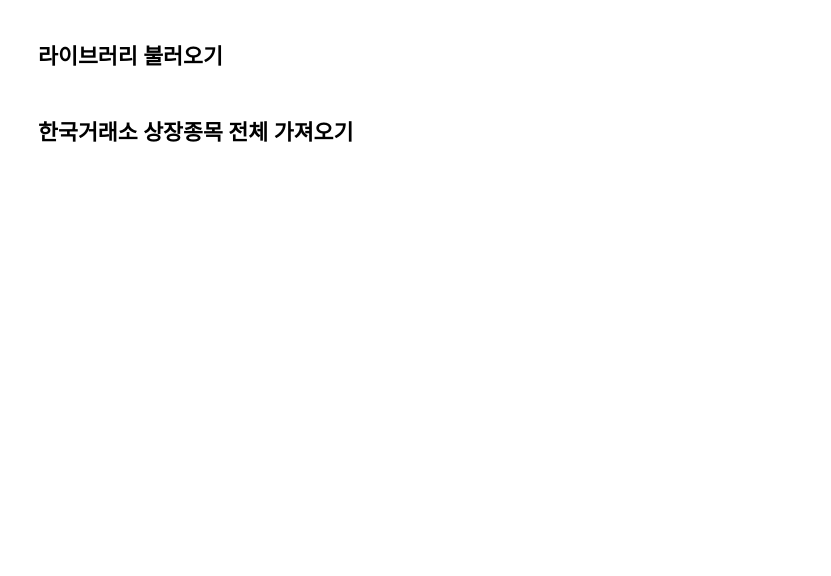
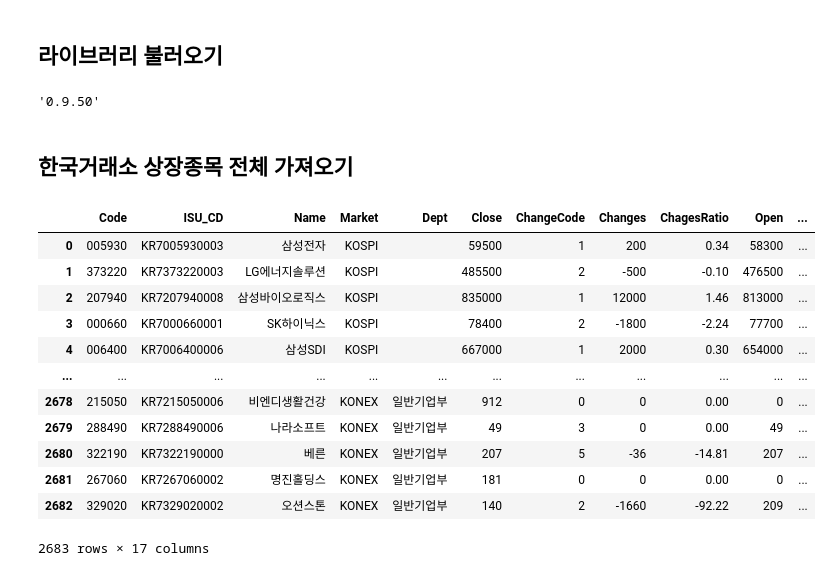
Before and after one commit to WhiteHum/FinanceData_learning, a Jupyter notebook: 2_1_FinanceDataReader를_통한_상장종목_전체_불러오기_input.ipynb, the cells around one changed output. Drawn from its saved outputs; the diff is of its cells as text; code cells hidden in the pictures; blank space fills up the shorter version.

```diff
--- a/2_1_FinanceDataReader를_통한_상장종목_전체_불러오기_input.ipynb
+++ b/2_1_FinanceDataReader를_통한_상장종목_전체_불러오기_input.ipynb
@@ -44,13 +45,33 @@ Successfully installed finance-datareader-0.9.50 requests-file-1.5.1
 # %%
 # FinanceDataReader 를 fdr 별칭으로 불러옵니다.
 # 라이브러리의 version을 확인하고 싶을 때는 .__version__ 으로 확인합니다.
+import FinanceDataReader as fdr
+fdr.__version__
+# %% [output]
+'0.9.50'
 # %% [markdown]
 ## 한국거래소 상장종목 전체 가져오기
 # %%
 # 도움말을 보고자 할때는 ? 를 사용하고 소스코드를 볼 때는 ??를 사용합니다.
 # 주피터 노트북에서는 함수나 메소드의 괄호 안에서 shift + tab 키를 누르면 도움말을 볼 수 있습니다.
 
 # fdr.StockListing??
+
+fdr.StockListing("KRX")
+# %% [output]
+|  | Code | ISU_CD | Name | Market | Dept | Close | ChangeCode | Changes | ChagesRatio | Open | ... |
+| 0 | 005930 | KR7005930003 | 삼성전자 | KOSPI |  | 59500 | 1 | 200 | 0.34 | 58300 | ... |
+| 1 | 373220 | KR7373220003 | LG에너지솔루션 | KOSPI |  | 485500 | 2 | -500 | -0.10 | 476500 | ... |
+| 2 | 207940 | KR7207940008 | 삼성바이오로직스 | KOSPI |  | 835000 | 1 | 12000 | 1.46 | 813000 | ... |
+| 3 | 000660 | KR7000660001 | SK하이닉스 | KOSPI |  | 78400 | 2 | -1800 | -2.24 | 77700 | ... |
+| 4 | 006400 | KR7006400006 | 삼성SDI | KOSPI |  | 667000 | 1 | 2000 | 0.30 | 654000 | ... |
+| ... | ... | ... | ... | ... | ... | ... | ... | ... | ... | ... | ... |
+| 2678 | 215050 | KR7215050006 | 비엔디생활건강 | KONEX | 일반기업부 | 912 | 0 | 0 | 0.00 | 0 | ... |
+| 2679 | 288490 | KR7288490006 | 나라소프트 | KONEX | 일반기업부 | 49 | 3 | 0 | 0.00 | 49 | ... |
+| 2680 | 322190 | KR7322190000 | 베른 | KONEX | 일반기업부 | 207 | 5 | -36 | -14.81 | 207 | ... |
+| 2681 | 267060 | KR7267060002 | 명진홀딩스 | KONEX | 일반기업부 | 181 | 0 | 0 | 0.00 | 0 | ... |
+| 2682 | 329020 | KR7329020002 | 오션스톤 | KONEX | 일반기업부 | 140 | 2 | -1660 | -92.22 | 209 | ... |
+2683 rows × 17 columns
 # %%
 # KRX : KRX 종목 전체
 # KOSPI : KOSPI 종목
```
Also changed, not shown: parts of 9 cells of this notebook.
